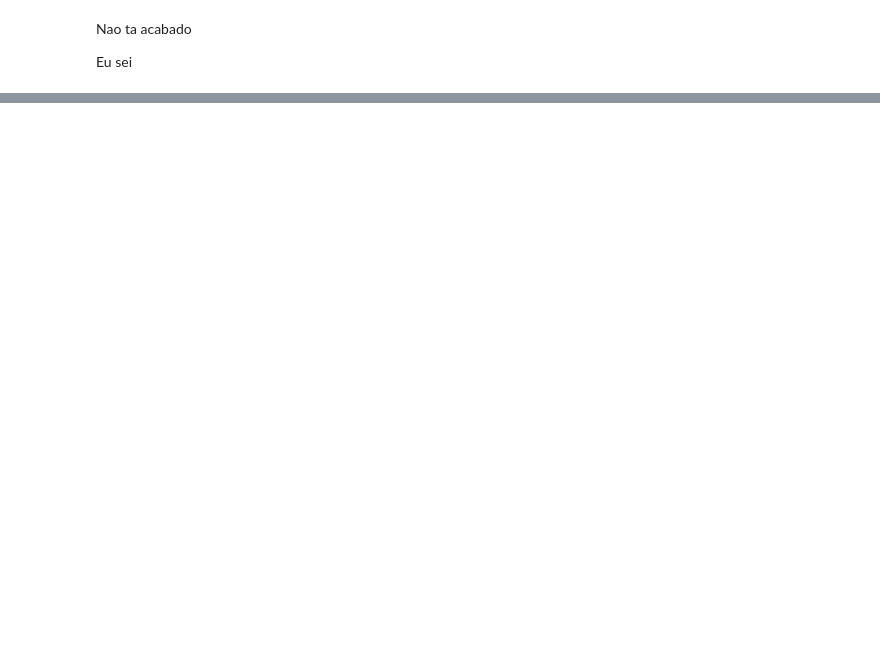
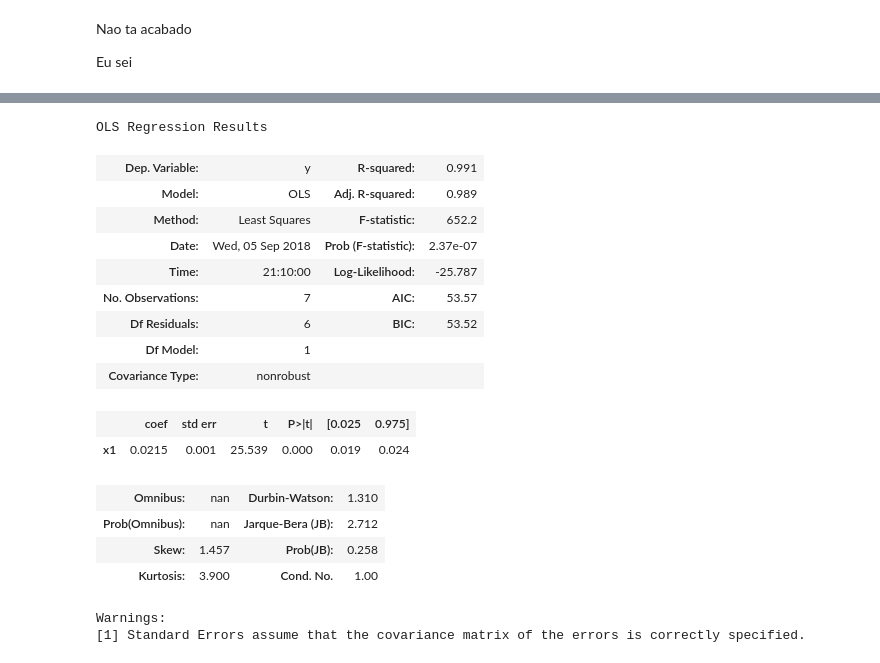
Before and after one commit to tiagodalloca/f229, a Jupyter notebook: experimento 2/Graficos.ipynb, the cells around one changed output, grey strips where cells are left out. Cells and saved outputs as stored; diff of their text form; code cells hidden in the pictures; blank space fills up the shorter version.

```diff
--- a/experimento 2/Graficos.ipynb
+++ b/experimento 2/Graficos.ipynb
@@ -102,0 +132,24 @@ Eu sei
+# %%
+model = sm.OLS(np.array(harmonicos_separados[1]['Peso (g)']),
+               (np.array(harmonicos_separados[1]['Comprimento (cm)'] / 100 * 240 / 2))**2)
+result = model.fit()
+result.summary()
+# %% [output]
+OLS Regression Results
+| Dep. Variable: | y | R-squared: | 0.991 |
+| Model: | OLS | Adj. R-squared: | 0.989 |
+| Method: | Least Squares | F-statistic: | 652.2 |
+| Date: | Wed, 05 Sep 2018 | Prob (F-statistic): | 2.37e-07 |
+| Time: | 21:10:00 | Log-Likelihood: | -25.787 |
+| No. Observations: | 7 | AIC: | 53.57 |
+| Df Residuals: | 6 | BIC: | 53.52 |
+| Df Model: | 1 |  |  |
+| Covariance Type: | nonrobust |  |  |
+|  | coef | std err | t | P>|t| | [0.025 | 0.975] |
+| x1 | 0.0215 | 0.001 | 25.539 | 0.000 | 0.019 | 0.024 |
+| Omnibus: | nan | Durbin-Watson: | 1.310 |
+| Prob(Omnibus): | nan | Jarque-Bera (JB): | 2.712 |
+| Skew: | 1.457 | Prob(JB): | 0.258 |
+| Kurtosis: | 3.900 | Cond. No. | 1.00 |
+Warnings:
+[1] Standard Errors assume that the covariance matrix of the errors is correctly specified.
```
Also changed, not shown: parts of 11 cells of this notebook.
